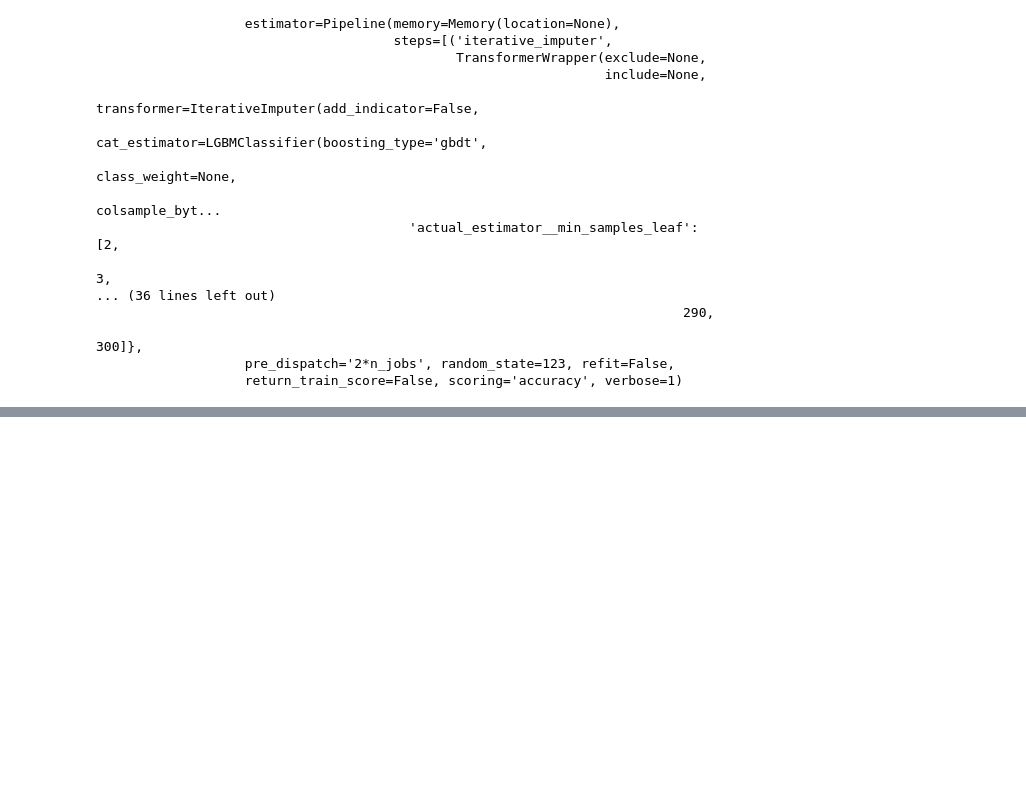
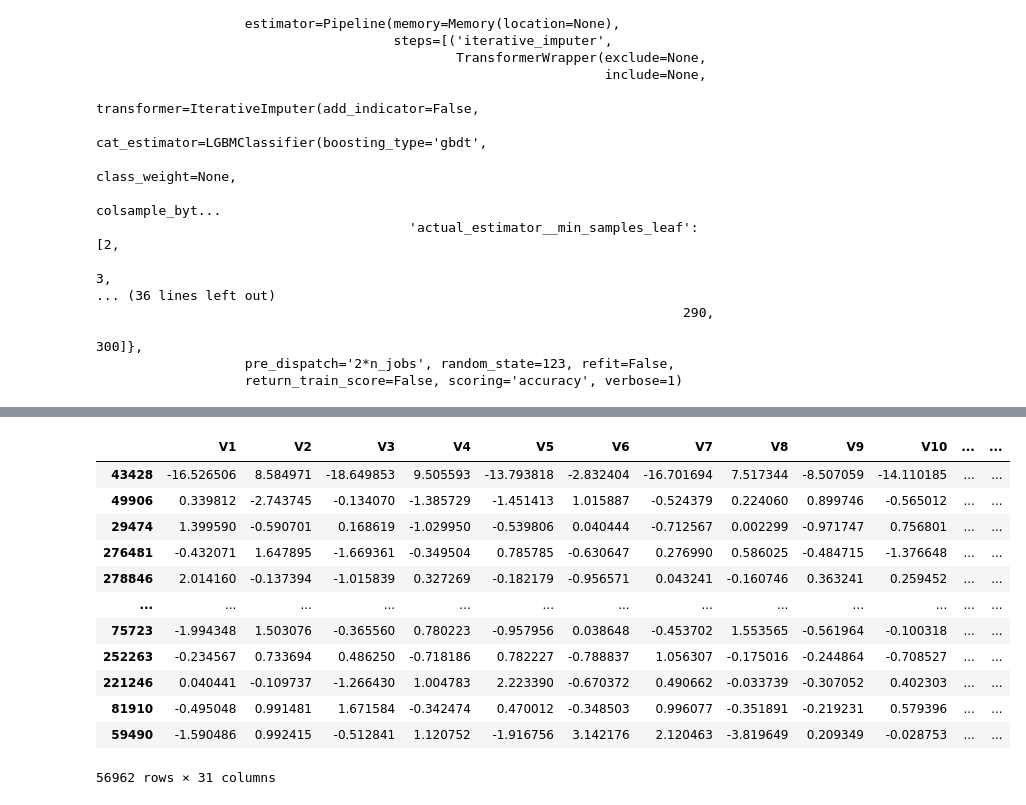
Before and after one commit to shajivmasters/Credit_Card_Fraud_Detection, a Jupyter notebook: CreditCard_Fraud_Detection.ipynb, the cells around one changed output, grey strips where cells are left out. Drawn from its saved outputs; the diff is of its cells as text; code cells hidden in the pictures; blank space fills up the shorter version.

```diff
--- a/CreditCard_Fraud_Detection.ipynb
+++ b/CreditCard_Fraud_Detection.ipynb
@@ -275,2 +286,18 @@ KeyError: "['Time'] not in index"
+# %%
+y_pred
+# %% [output]
+|  | V1 | V2 | V3 | V4 | V5 | V6 | V7 | V8 | V9 | V10 | ... | ... |
+| 43428 | -16.526506 | 8.584971 | -18.649853 | 9.505593 | -13.793818 | -2.832404 | -16.701694 | 7.517344 | -8.507059 | -14.110185 | ... | ... |
+| 49906 | 0.339812 | -2.743745 | -0.134070 | -1.385729 | -1.451413 | 1.015887 | -0.524379 | 0.224060 | 0.899746 | -0.565012 | ... | ... |
+| 29474 | 1.399590 | -0.590701 | 0.168619 | -1.029950 | -0.539806 | 0.040444 | -0.712567 | 0.002299 | -0.971747 | 0.756801 | ... | ... |
+| 276481 | -0.432071 | 1.647895 | -1.669361 | -0.349504 | 0.785785 | -0.630647 | 0.276990 | 0.586025 | -0.484715 | -1.376648 | ... | ... |
+| 278846 | 2.014160 | -0.137394 | -1.015839 | 0.327269 | -0.182179 | -0.956571 | 0.043241 | -0.160746 | 0.363241 | 0.259452 | ... | ... |
+| ... | ... | ... | ... | ... | ... | ... | ... | ... | ... | ... | ... | ... |
+| 75723 | -1.994348 | 1.503076 | -0.365560 | 0.780223 | -0.957956 | 0.038648 | -0.453702 | 1.553565 | -0.561964 | -0.100318 | ... | ... |
+| 252263 | -0.234567 | 0.733694 | 0.486250 | -0.718186 | 0.782227 | -0.788837 | 1.056307 | -0.175016 | -0.244864 | -0.708527 | ... | ... |
+| 221246 | 0.040441 | -0.109737 | -1.266430 | 1.004783 | 2.223390 | -0.670372 | 0.490662 | -0.033739 | -0.307052 | 0.402303 | ... | ... |
+| 81910 | -0.495048 | 0.991481 | 1.671584 | -0.342474 | 0.470012 | -0.348503 | 0.996077 | -0.351891 | -0.219231 | 0.579396 | ... | ... |
+| 59490 | -1.590486 | 0.992415 | -0.512841 | 1.120752 | -1.916756 | 3.142176 | 2.120463 | -3.819649 | 0.209349 | -0.028753 | ... | ... |
+56962 rows × 31 columns
 # %%
 # Evaluate the model
```
Also changed, not shown: parts of 14 cells of this notebook, 1 other file.
